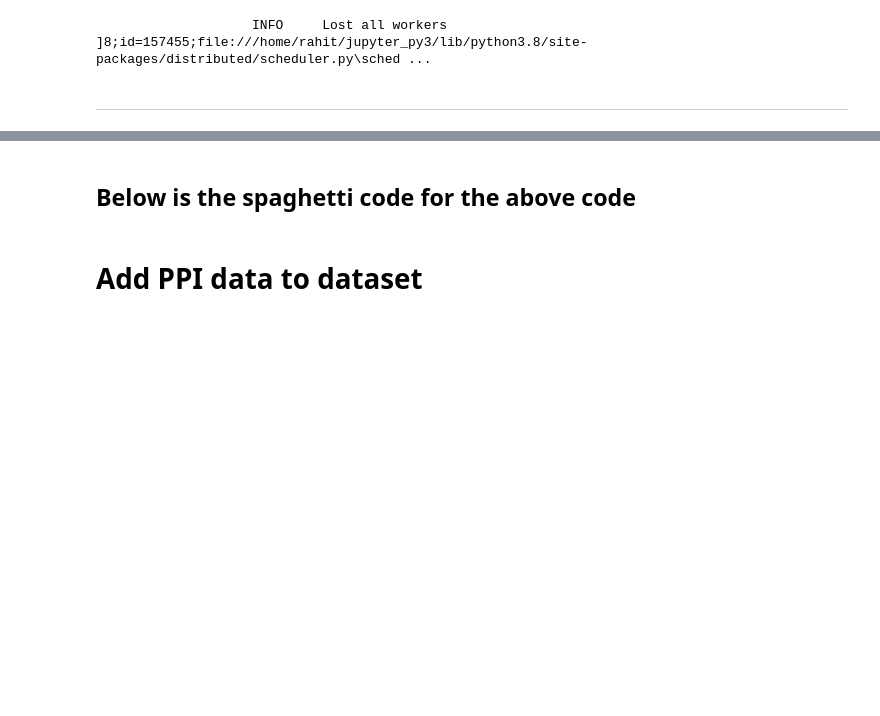
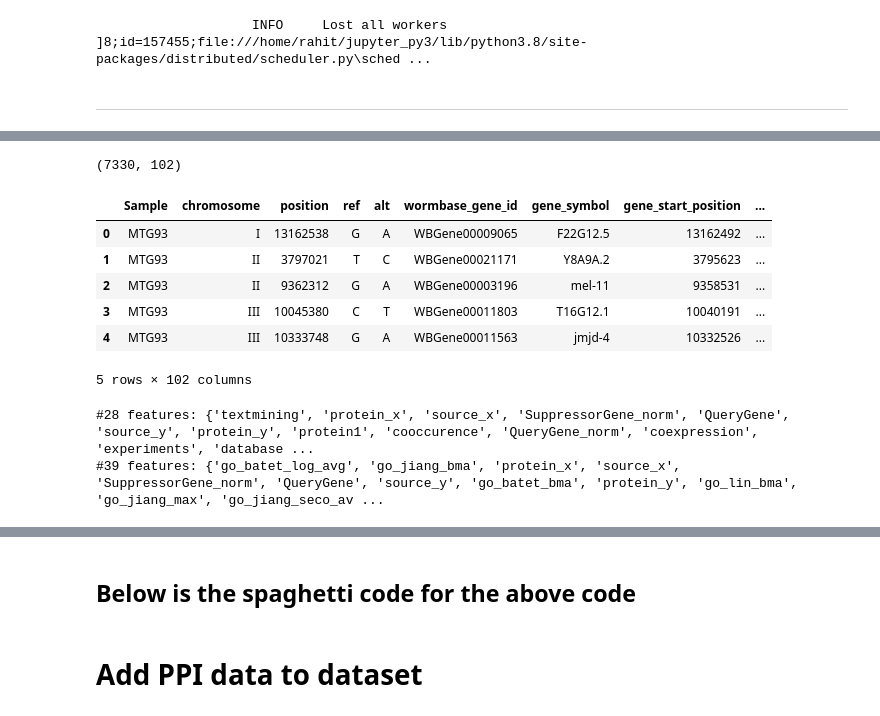
Before and after one commit to MTG-Lab/modspy-data, a Jupyter notebook: notebooks/4_add_stringdb.ipynb, the cells around one changed output, grey strips where cells are left out. Cells and saved outputs as stored; diff of their text form; code cells hidden in the pictures; blank space fills up the shorter version.

```diff
--- a/notebooks/4_add_stringdb.ipynb
+++ b/notebooks/4_add_stringdb.ipynb
@@ -227,0 +201,5 @@ catalog.save('jvl_features', jvl_df)
+# %%
+mtg_raw = catalog.load('zyg1_raw')
+mtg_scored = catalog.load('zyg1_scored')
+jvl_features = catalog.load('jvl_features')
+true_mods = catalog.load('zyg1_truemods')
@@ -227,0 +221,24 @@ catalog.save('jvl_features', jvl_df)
+# %%
+# Adding true mods columns
+true_mods.rename(columns={"strain": "Sample", "true_modifier": "gene_symbol"}, inplace=True)
+true_mods['is_modifier'] = 1
+m_df = pd.merge(mtg_raw, true_mods, how='left', on=['Sample', 'gene_symbol']).drop('index', axis=1).fillna(0)
+confirmed_samples = m_df[m_df['is_modifier']==True]['Sample'].unique()
+m_df = m_df[m_df['Sample'].isin(confirmed_samples)]
+print(m_df.shape)
+m_df.head()
+# %% [output]
+(7330, 102)
+|  | Sample | chromosome | position | ref | alt | wormbase_gene_id | gene_symbol | gene_start_position | ... |
+| 0 | MTG93 | I | 13162538 | G | A | WBGene00009065 | F22G12.5 | 13162492 | ... |
+| 1 | MTG93 | II | 3797021 | T | C | WBGene00021171 | Y8A9A.2 | 3795623 | ... |
+| 2 | MTG93 | II | 9362312 | G | A | WBGene00003196 | mel-11 | 9358531 | ... |
+| 3 | MTG93 | III | 10045380 | C | T | WBGene00011803 | T16G12.1 | 10040191 | ... |
+| 4 | MTG93 | III | 10333748 | G | A | WBGene00011563 | jmjd-4 | 10332526 | ... |
+5 rows × 102 columns
+# %%
+print(f"#{len(set(jvl_features.columns).difference(mtg_scored.columns))} features: {set(jvl_features.columns).difference(mtg_scored.columns)}")
+print(f"#{len(set(jvl_features.columns).difference(m_df.columns))} features: {set(jvl_features.columns).difference(m_df.columns)}")
+# %% [output]
+#28 features: {'textmining', 'protein_x', 'source_x', 'SuppressorGene_norm', 'QueryGene', 'source_y', 'protein_y', 'protein1', 'cooccurence', 'QueryGene_norm', 'coexpression', 'experiments', 'database ...
+#39 features: {'go_batet_log_avg', 'go_jiang_bma', 'protein_x', 'source_x', 'SuppressorGene_norm', 'QueryGene', 'source_y', 'go_batet_bma', 'protein_y', 'go_lin_bma', 'go_jiang_max', 'go_jiang_seco_av ...
```
Also changed, not shown: parts of 27 cells of this notebook, 1 other file.
